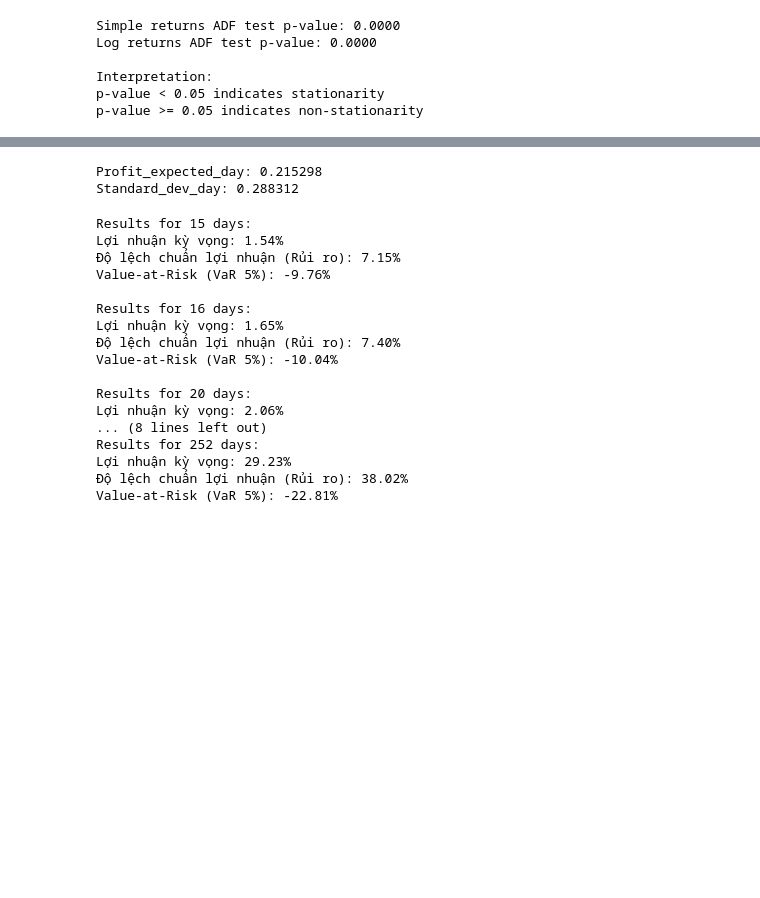
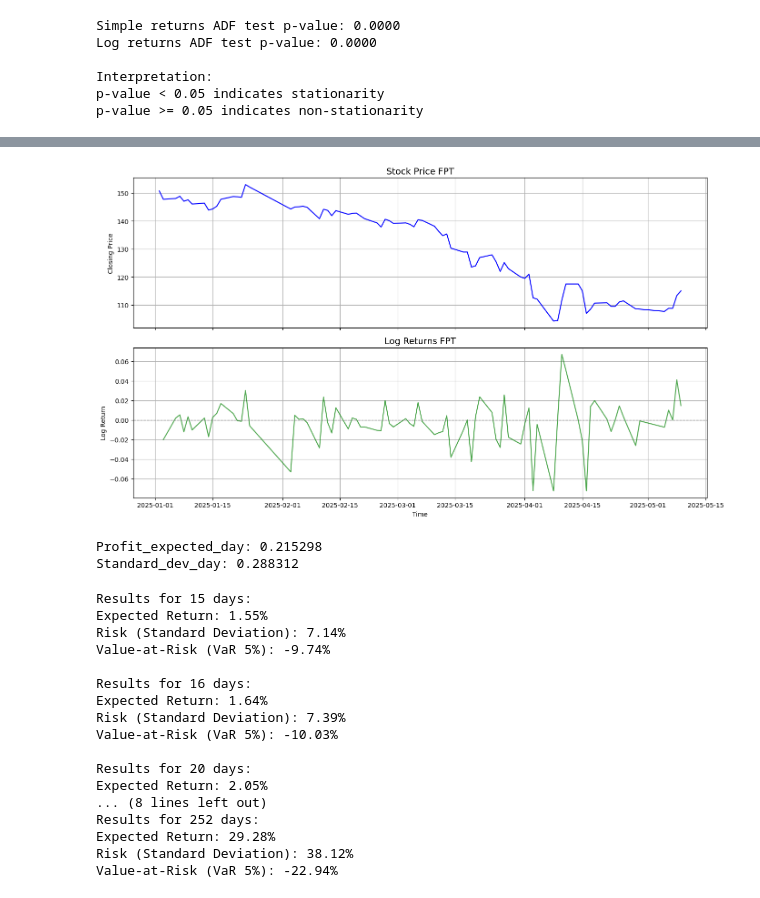
Before and after one commit to binhuyen1607/monte_carlo_simulation, a Jupyter notebook: notebooks/EDA.ipynb, the cells around one changed output, grey strips where cells are left out. Saved outputs shown, nothing was run; the diff lists cells and outputs as text; code cells hidden in the pictures; blank space fills up the shorter version.

Commit message:
feat: add monte carlo and compare risk of stock's list

```diff
--- a/notebooks/EDA.ipynb
+++ b/notebooks/EDA.ipynb
@@ -148,3 +234,35 @@ p-value >= 0.05 indicates non-stationarity
+# %%
+# Visualization and log_return
+
+def visualize_price_and_returns(df, symbol="Stock"):
+    """
+    Plot price and log return charts
+    """
+    df = df.sort_values("time").copy()
+    df['log_return'] = np.log(df['close'] / df['close'].shift(1))
+
+    fig, axs = plt.subplots(2, 1, figsize=(14, 8), sharex=True)
+
+    # Price chart
+    axs[0].plot(df["time"], df["close"], color='blue')
+    axs[0].set_title(f'Stock Price {symbol}', fontsize=14)
+    axs[0].set_ylabel('Closing Price')
+    axs[0].grid(True)
+
+    # Log return chart
+    axs[1].plot(df["time"], df["log_return"], color='green', alpha=0.7)
+    axs[1].axhline(0, color='gray', lw=1, linestyle='--')
+    axs[1].set_title(f'Log Returns {symbol}', fontsize=14)
+    axs[1].set_ylabel('Log Return')
+    axs[1].set_xlabel('Time')
+    axs[1].grid(True)
+
+    plt.tight_layout()
+    plt.show()
+
+visualize_price_and_returns(data["FPT"], symbol="FPT")
+# %% [output]
+[figure, added]
 # %%
 mu_r = returns.mean()
 sigma_r = returns.std()
@@ -198,8 +316,8 @@ def monte_carlo_simulation(df, mu_r, sigma_r, days_list=[15, 16, 20, 180, 252],
 
         # Print results
         print(f"\nResults for {days} days:")
-        print(f"Lợi nhuận kỳ vọng: {results[days]['expected_return']:.2%}")
-        print(f"Độ lệch chuẩn lợi nhuận (Rủi ro): {results[days]['risk']:.2%}")
+        print(f"Expected Return: {results[days]['expected_return']:.2%}")
+        print(f"Risk (Standard Deviation): {results[days]['risk']:.2%}")
         print(f"Value-at-Risk (VaR 5%): {results[days]['VaR_5']:.2%}")
 
     return results
@@ -208,19 +326,19 @@ def monte_carlo_simulation(df, mu_r, sigma_r, days_list=[15, 16, 20, 180, 252],
 results = monte_carlo_simulation(df, mu_r, sigma_r)
 # %% [output]
 Results for 15 days:
-Lợi nhuận kỳ vọng: 1.54%
-Độ lệch chuẩn lợi nhuận (Rủi ro): 7.15%
-Value-at-Risk (VaR 5%): -9.76%
+Expected Return: 1.55%
+Risk (Standard Deviation): 7.14%
+Value-at-Risk (VaR 5%): -9.74%
 
 Results for 16 days:
-Lợi nhuận kỳ vọng: 1.65%
-Độ lệch chuẩn lợi nhuận (Rủi ro): 7.40%
-Value-at-Risk (VaR 5%): -10.04%
+Expected Return: 1.64%
+Risk (Standard Deviation): 7.39%
+Value-at-Risk (VaR 5%): -10.03%
 
 Results for 20 days:
-Lợi nhuận kỳ vọng: 2.06%
+Expected Return: 2.05%
 ... (8 lines left out)
 Results for 252 days:
-Lợi nhuận kỳ vọng: 29.23%
-Độ lệch chuẩn lợi nhuận (Rủi ro): 38.02%
-Value-at-Risk (VaR 5%): -22.81%
+Expected Return: 29.28%
+Risk (Standard Deviation): 38.12%
+Value-at-Risk (VaR 5%): -22.94%
```
Also changed, not shown: parts of 6 cells of this notebook.
